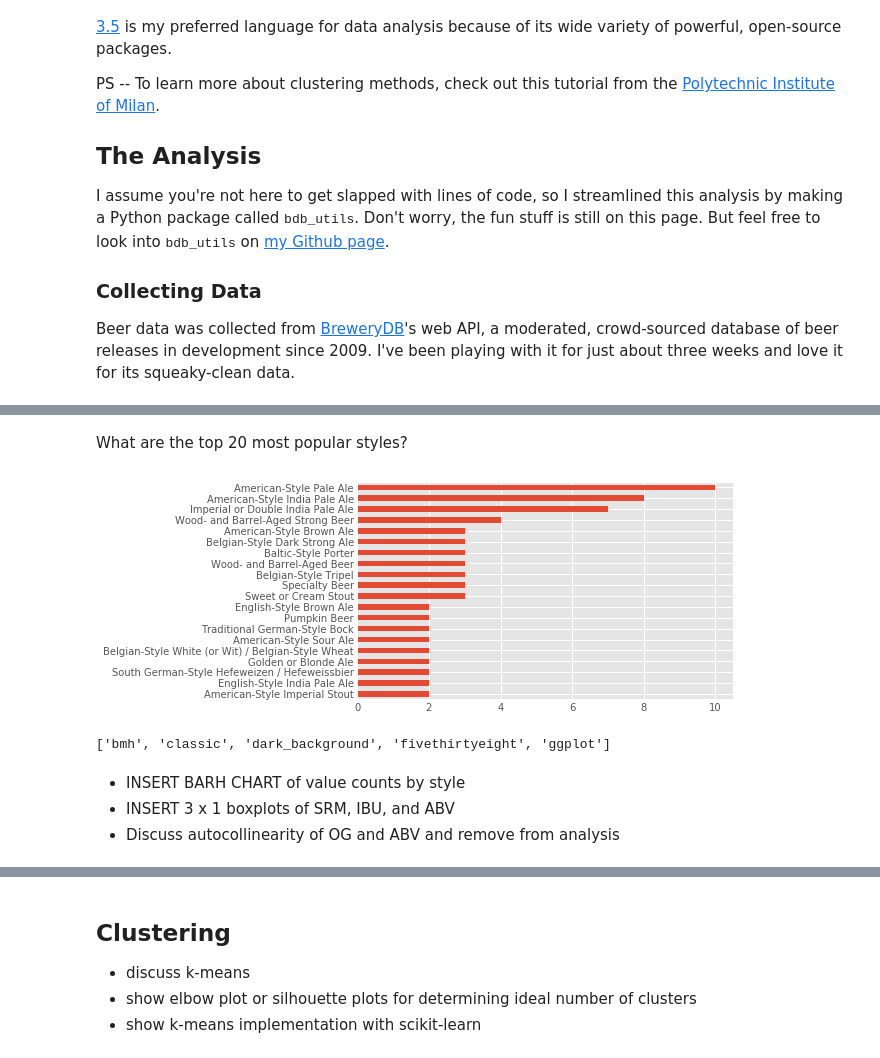
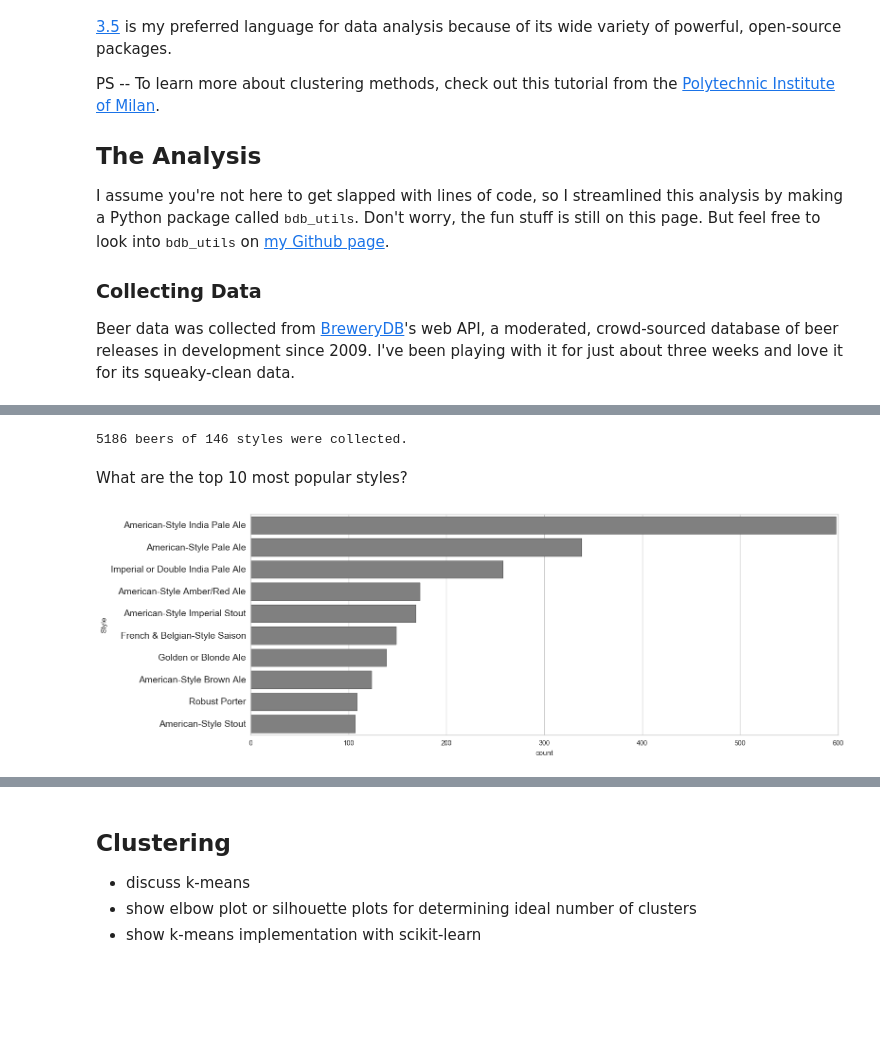
Before and after one commit to mrstepanovic/suds, a Jupyter notebook: beer_clustering.ipynb, the cells around one changed output, grey strips where cells are left out. Cells and saved outputs as stored; diff of their text form; code cells hidden in the pictures; blank space fills up the shorter version.

```diff
--- a/beer_clustering.ipynb
+++ b/beer_clustering.ipynb
@@ -26,11 +32,12 @@ import requests
 # %%
 # Add your API key here.
-API_KEY = ""
+API_KEY = "c7638c9e8a98b169c092481ba409bd9f"
 URL = "http://api.brewerydb.com/v2/beers/"
 
 # Set parameters for BreweryDB's API.
 params = dict(key=API_KEY, withBreweries='Y')
 
 # Attempt to download 10,000 randomly-chosen beers from the database.
-beer_data = bdb_utils.download_data(URL, params, 100, False)
+beer_data = bdb_utils.download_data(URL, params, 1000000, False)
+beer_data.to_csv("beer_data_10k.csv")
 # %% [output]
@@ -55,18 +52,21 @@ beer_data['Style'].nunique()
+# %%
+number_of_beers = beer_data['Beer Name'].nunique()
+number_of_styles = beer_data['Style'].nunique()
+
+print("{} beers of {} styles were collected.".format(number_of_beers, number_of_styles))
+# %% [output]
+5186 beers of 146 styles were collected.
 # %% [markdown]
-What are the top 20 most popular styles?
+What are the top 10 most popular styles?
-# %%
-import matplotlib.pyplot as plt
-%matplotlib inline
-plt.style.use('ggplot')
-bdb_utils.plot_styles(beer_data, 20)
-# %% [output]
-[figure, removed]
-# %%
-
-plt.style.available[:5]
-# %% [output]
-['bmh', 'classic', 'dark_background', 'fivethirtyeight', 'ggplot']
-# %% [markdown]
-* INSERT BARH CHART of value counts by style
-* INSERT 3 x 1 boxplots of SRM, IBU, and ABV
-* Discuss autocollinearity of OG and ABV and remove from analysis
+# %%
+sns.set_style("whitegrid")
+
+fig1 = plt.figure(figsize=(16, 6))
+ax = sns.countplot(y="Style",
+                   data=beer_data,
+                   color='gray',
+                   order=pd.value_counts(beer_data['Style']).iloc[:10].index)
+
+ax.set_yticklabels(ax.get_yticklabels(), fontsize=14);
+# %% [output]
+[figure, added]
```
Also changed, not shown: parts of 14 cells of this notebook.
